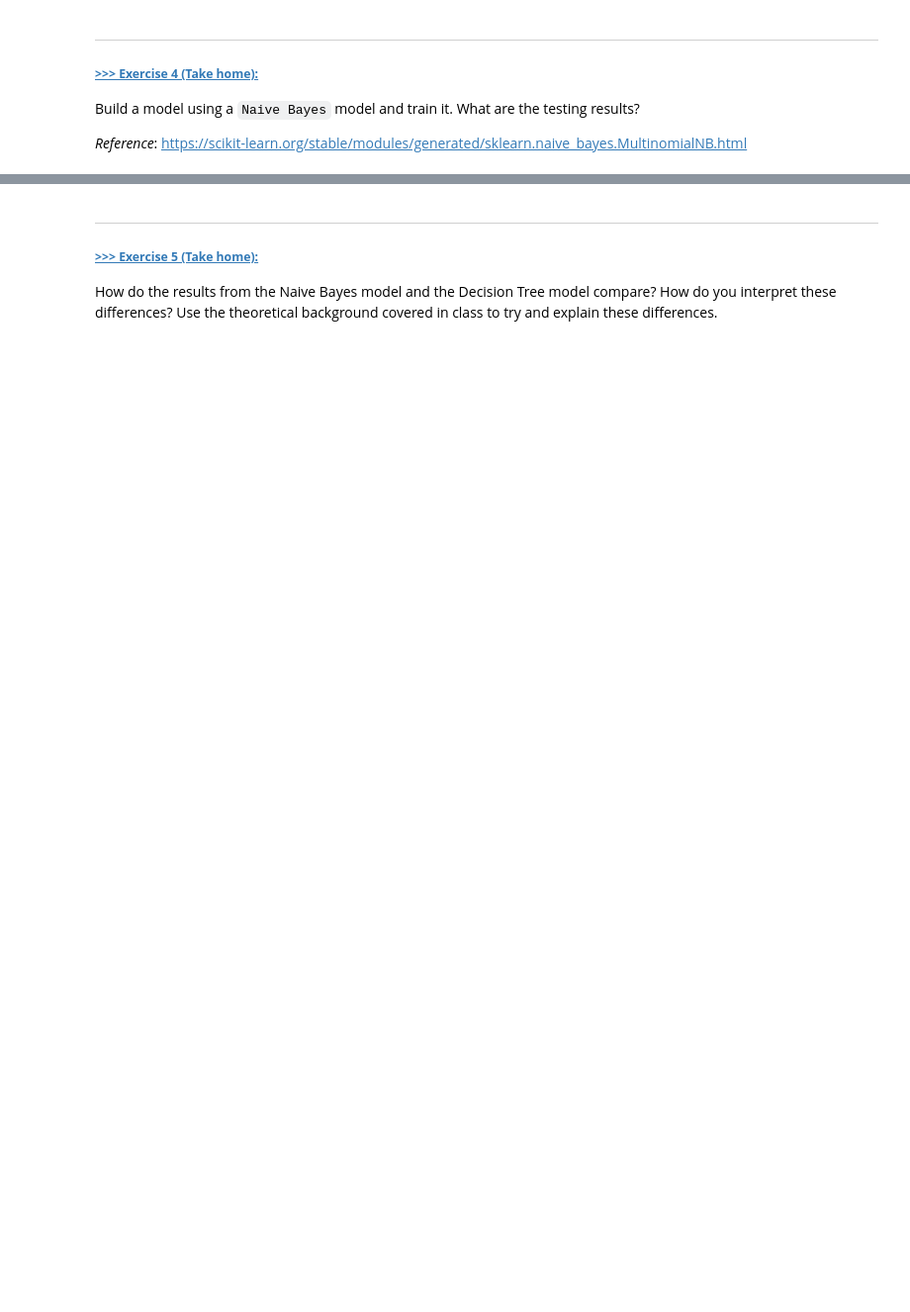
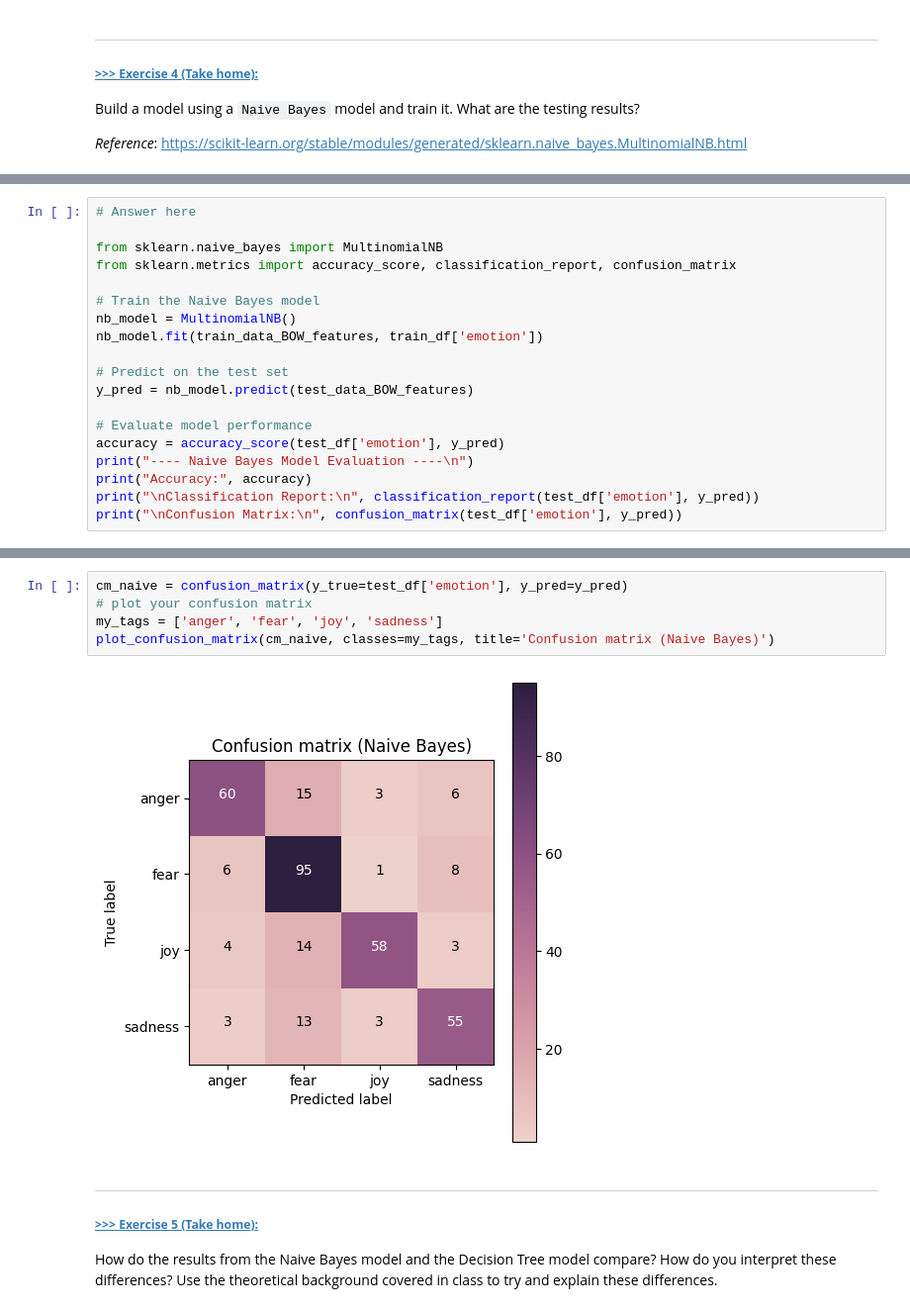
Before and after one commit to r0wan1ooo5/DM2025-Lab2-Exercise, a Jupyter notebook: DM2025-Lab2-Master-Phase_1.ipynb, the cells around one changed output, grey strips where cells are left out. Shown at 99% size. Cells and saved outputs as stored; diff of their text form; blank space fills up the shorter version.

```diff
--- a/DM2025-Lab2-Master-Phase_1.ipynb
+++ b/DM2025-Lab2-Master-Phase_1.ipynb
@@ -451,0 +532,19 @@
+# %%
+# Answer here
+
+from sklearn.naive_bayes import MultinomialNB
+from sklearn.metrics import accuracy_score, classification_report, confusion_matrix
+
+# Train the Naive Bayes model
+nb_model = MultinomialNB()
+nb_model.fit(train_data_BOW_features, train_df['emotion'])
+
+# Predict on the test set
+y_pred = nb_model.predict(test_data_BOW_features)
+
+# Evaluate model performance
+accuracy = accuracy_score(test_df['emotion'], y_pred)
+print("---- Naive Bayes Model Evaluation ----\n")
+print("Accuracy:", accuracy)
+print("\nClassification Report:\n", classification_report(test_df['emotion'], y_pred))
+print("\nConfusion Matrix:\n", confusion_matrix(test_df['emotion'], y_pred))
@@ -452,3 +569,10 @@
+# %%
+cm_naive = confusion_matrix(y_true=test_df['emotion'], y_pred=y_pred)
+# plot your confusion matrix
+my_tags = ['anger', 'fear', 'joy', 'sadness']
+plot_confusion_matrix(cm_naive, classes=my_tags, title='Confusion matrix (Naive Bayes)')
+# %% [output]
+[figure, added]
 # %% [markdown]
 ---
 ##### <a id='toc1_8_1_1_3_'></a>[**>>> Exercise 5 (Take home):**](#toc0_)
```
Also changed, not shown: parts of 50 cells of this notebook.
